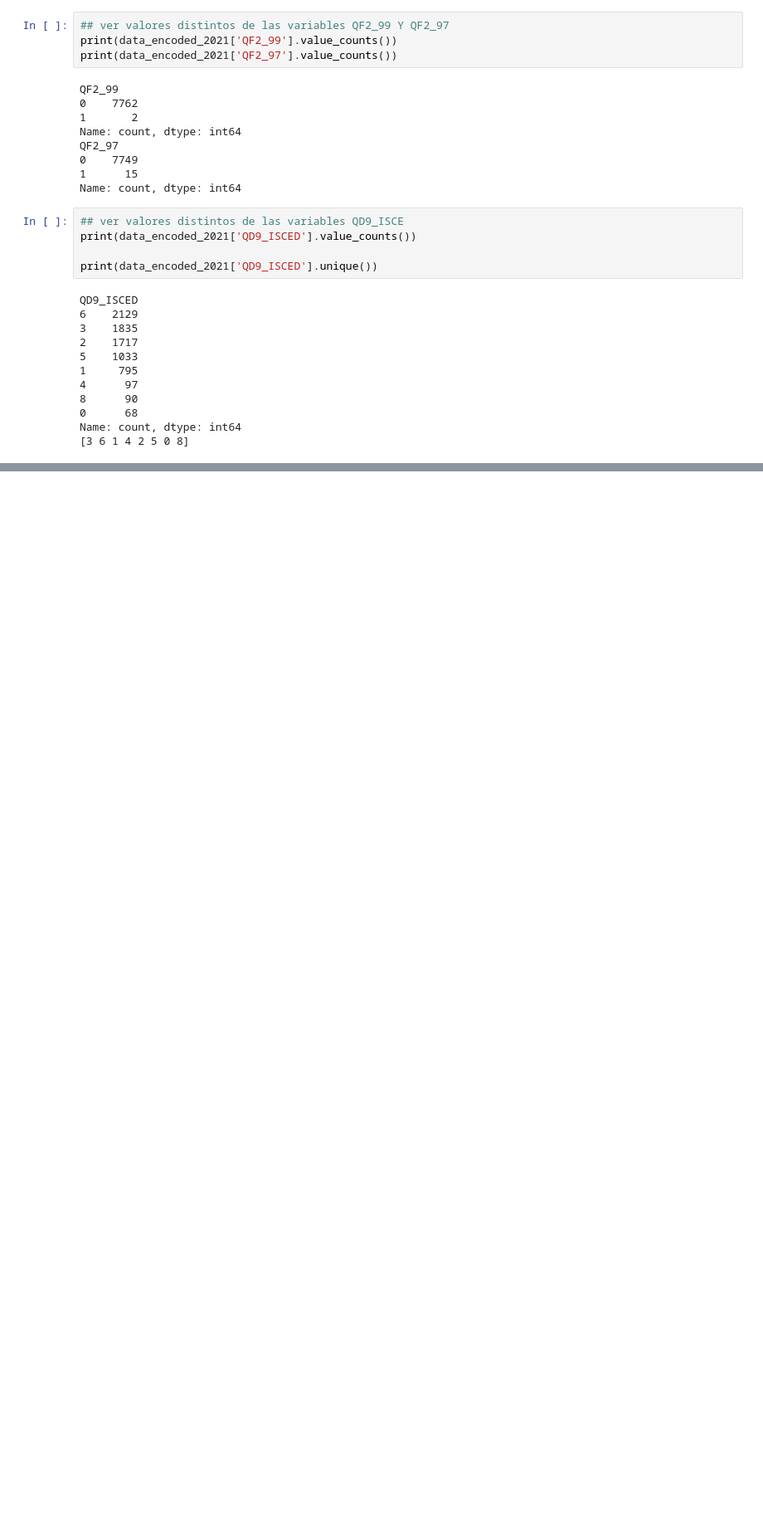
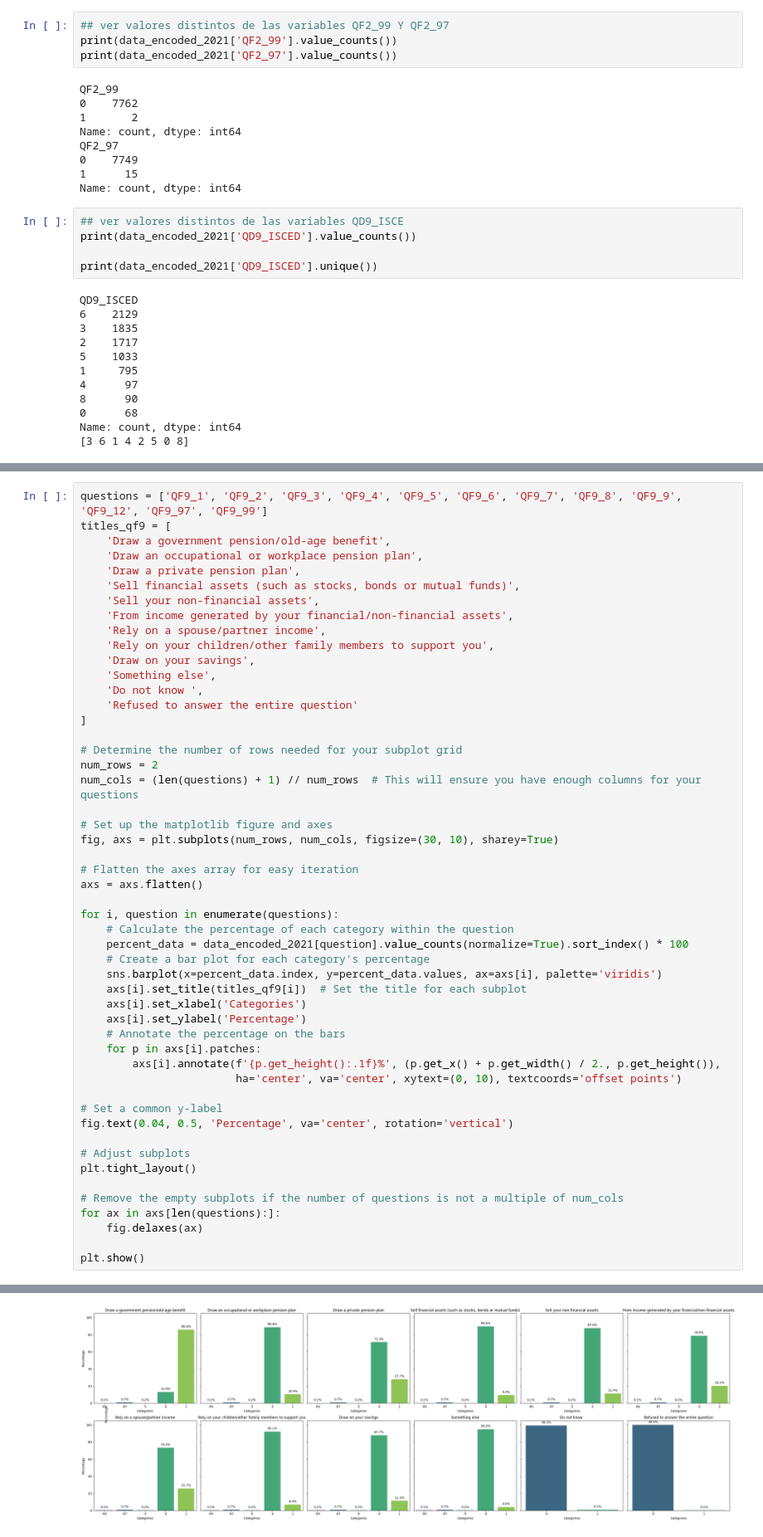
Before and after one commit to blackalle/TFM, a Jupyter notebook: tfm.ipynb, the cells around one changed output, grey strips where cells are left out. Shown: that part at 83% size. Saved outputs shown, nothing was run; the diff lists cells and outputs as text; blank space fills up the shorter version.

```diff
--- a/tfm.ipynb
+++ b/tfm.ipynb
@@ -469,0 +628,52 @@ Name: count, dtype: int64
+# %%
+questions = ['QF9_1', 'QF9_2', 'QF9_3', 'QF9_4', 'QF9_5', 'QF9_6', 'QF9_7', 'QF9_8', 'QF9_9', 'QF9_12', 'QF9_97', 'QF9_99']
+titles_qf9 = [
+    'Draw a government pension/old-age benefit',
+    'Draw an occupational or workplace pension plan',
+    'Draw a private pension plan',
+    'Sell financial assets (such as stocks, bonds or mutual funds)',
+    'Sell your non-financial assets',
+    'From income generated by your financial/non-financial assets',
+    'Rely on a spouse/partner income',
+    'Rely on your children/other family members to support you',
+    'Draw on your savings',
+    'Something else',
+    'Do not know ',
+    'Refused to answer the entire question'
+]
+
+# Determine the number of rows needed for your subplot grid
+num_rows = 2
+num_cols = (len(questions) + 1) // num_rows  # This will ensure you have enough columns for your questions
+
+# Set up the matplotlib figure and axes
+fig, axs = plt.subplots(num_rows, num_cols, figsize=(30, 10), sharey=True)
+
+# Flatten the axes array for easy iteration
+axs = axs.flatten()
+
+for i, question in enumerate(questions):
+    # Calculate the percentage of each category within the question
+    percent_data = data_encoded_2021[question].value_counts(normalize=True).sort_index() * 100
+    # Create a bar plot for each category's percentage
+    sns.barplot(x=percent_data.index, y=percent_data.values, ax=axs[i], palette='viridis')
+    axs[i].set_title(titles_qf9[i])  # Set the title for each subplot
+    axs[i].set_xlabel('Categories')
+    axs[i].set_ylabel('Percentage')
+    # Annotate the percentage on the bars
+    for p in axs[i].patches:
+        axs[i].annotate(f'{p.get_height():.1f}%', (p.get_x() + p.get_width() / 2., p.get_height()),
+                        ha='center', va='center', xytext=(0, 10), textcoords='offset points')
+
+# Set a common y-label
+fig.text(0.04, 0.5, 'Percentage', va='center', rotation='vertical')
+
+# Adjust subplots
+plt.tight_layout()
+
+# Remove the empty subplots if the number of questions is not a multiple of num_cols
+for ax in axs[len(questions):]:
+    fig.delaxes(ax)
+
+plt.show()
+# %% [output]
@@ -469,0 +697 @@ Name: count, dtype: int64
+[figure, added]
```
Also changed, not shown: parts of 12 cells of this notebook.
